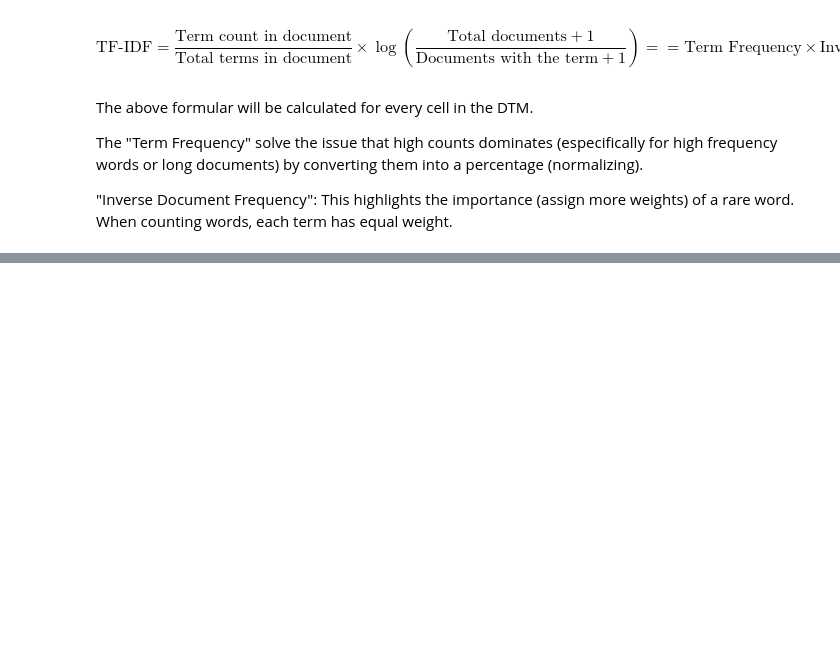
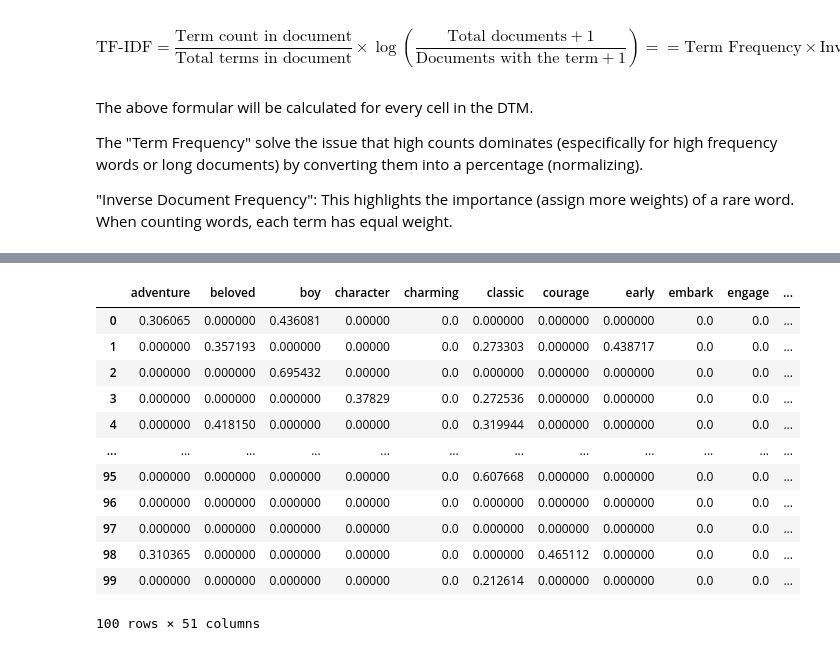
Before and after one commit to sulabola/NLP_in_Python, a Jupyter notebook: Chapter 2 - Text Preprocessing.ipynb, the cells around one changed output, grey strips where cells are left out. Cells and saved outputs as stored; diff of their text form; code cells hidden in the pictures; blank space fills up the shorter version.

```diff
--- a/Chapter 2 - Text Preprocessing.ipynb
+++ b/Chapter 2 - Text Preprocessing.ipynb
@@ -1276,0 +1360,19 @@ The "Term Frequency" solve the issue that high counts dominates (especifically f
+# %%
+tv4 = TfidfVectorizer(stop_words='english', min_df=0.10, max_df=0.50)
+tfidf4 = tv4.fit_transform(df2['Description_Clean'])
+tfidf4_df = pd.DataFrame(tfidf4.toarray(), columns=tv4.get_feature_names_out())
+tfidf4_df
+# %% [output]
+|  | adventure | beloved | boy | character | charming | classic | courage | early | embark | engage | ... |
+| 0 | 0.306065 | 0.000000 | 0.436081 | 0.00000 | 0.0 | 0.000000 | 0.000000 | 0.000000 | 0.0 | 0.0 | ... |
+| 1 | 0.000000 | 0.357193 | 0.000000 | 0.00000 | 0.0 | 0.273303 | 0.000000 | 0.438717 | 0.0 | 0.0 | ... |
+| 2 | 0.000000 | 0.000000 | 0.695432 | 0.00000 | 0.0 | 0.000000 | 0.000000 | 0.000000 | 0.0 | 0.0 | ... |
+| 3 | 0.000000 | 0.000000 | 0.000000 | 0.37829 | 0.0 | 0.272536 | 0.000000 | 0.000000 | 0.0 | 0.0 | ... |
+| 4 | 0.000000 | 0.418150 | 0.000000 | 0.00000 | 0.0 | 0.319944 | 0.000000 | 0.000000 | 0.0 | 0.0 | ... |
+| ... | ... | ... | ... | ... | ... | ... | ... | ... | ... | ... | ... |
+| 95 | 0.000000 | 0.000000 | 0.000000 | 0.00000 | 0.0 | 0.607668 | 0.000000 | 0.000000 | 0.0 | 0.0 | ... |
+| 96 | 0.000000 | 0.000000 | 0.000000 | 0.00000 | 0.0 | 0.000000 | 0.000000 | 0.000000 | 0.0 | 0.0 | ... |
+| 97 | 0.000000 | 0.000000 | 0.000000 | 0.00000 | 0.0 | 0.000000 | 0.000000 | 0.000000 | 0.0 | 0.0 | ... |
+| 98 | 0.310365 | 0.000000 | 0.000000 | 0.00000 | 0.0 | 0.000000 | 0.465112 | 0.000000 | 0.0 | 0.0 | ... |
+| 99 | 0.000000 | 0.000000 | 0.000000 | 0.00000 | 0.0 | 0.212614 | 0.000000 | 0.000000 | 0.0 | 0.0 | ... |
+100 rows × 51 columns
```
Also changed, not shown: parts of 16 cells of this notebook.
